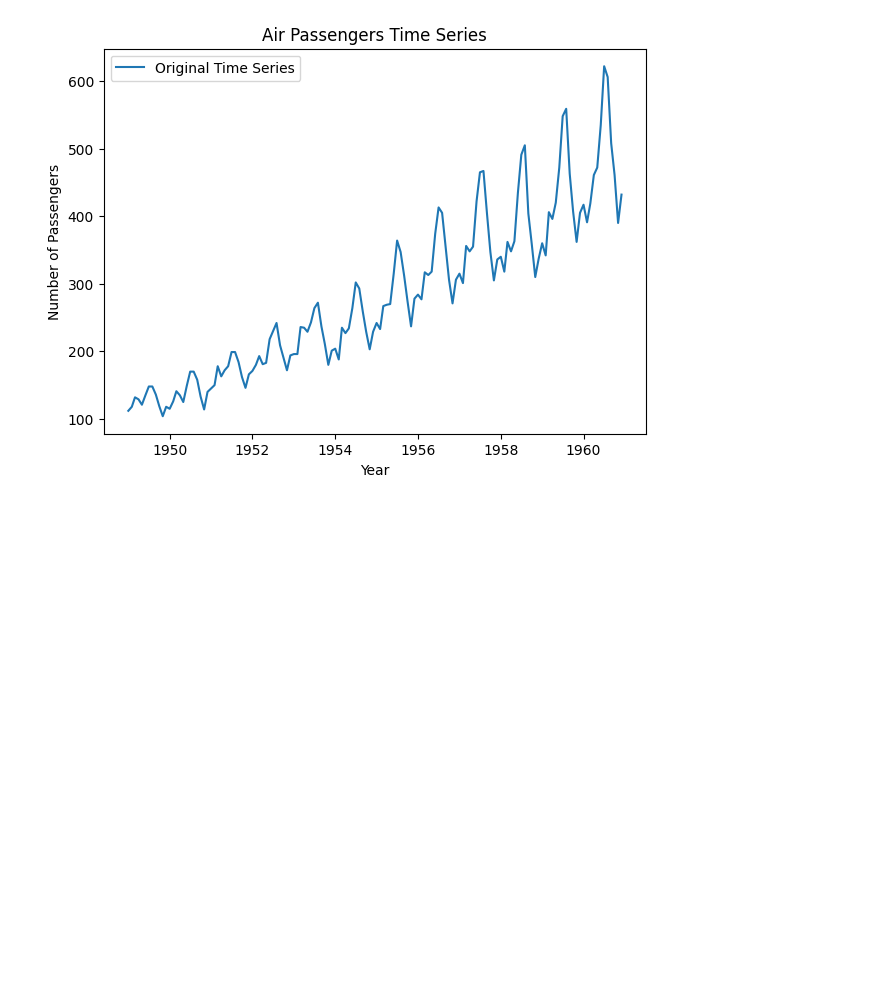
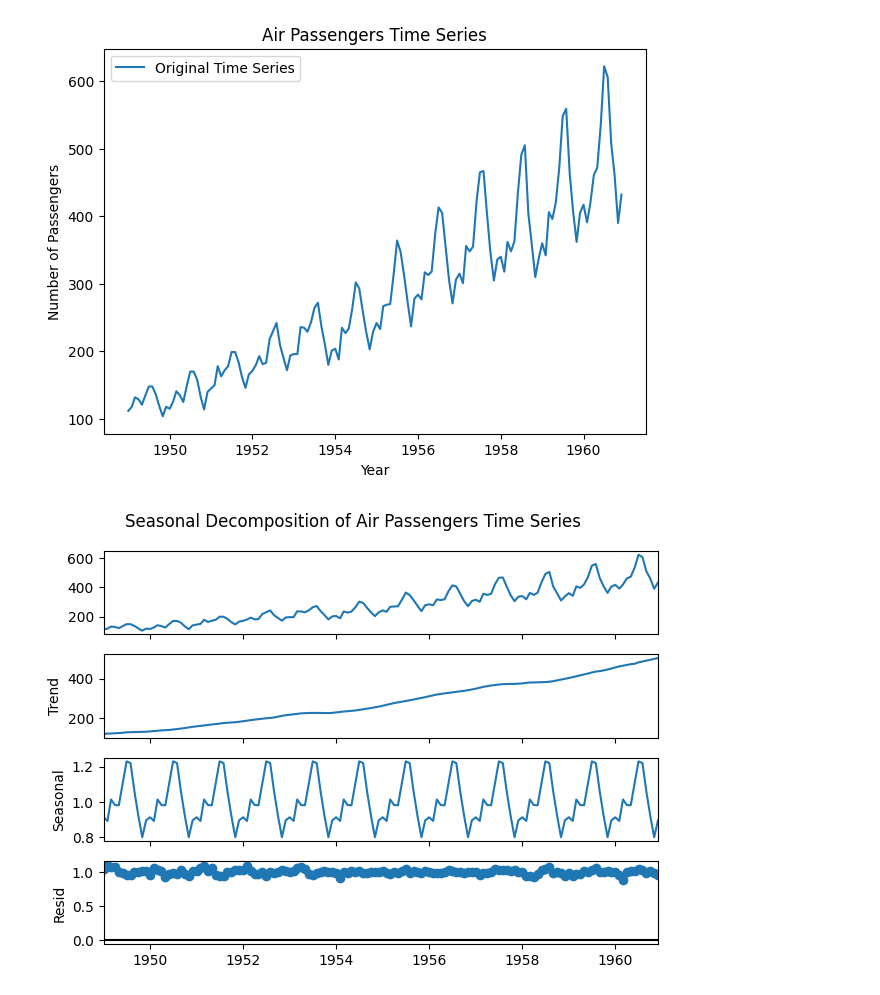
Before and after one commit to Liziye725/data_analysis_model, a Jupyter notebook: Seasonality_Detection_Time_Series/SeasonalityDetection.ipynb, the cells around one changed output. Saved outputs shown, nothing was run; the diff lists cells and outputs as text; code cells hidden in the pictures; blank space fills up the shorter version.

```diff
--- a/Seasonality_Detection_Time_Series/SeasonalityDetection.ipynb
+++ b/Seasonality_Detection_Time_Series/SeasonalityDetection.ipynb
@@ -18,3 +18,11 @@ plt.legend()
 plt.show()
 # %% [output]
 [figure]
+# %%
+result = seasonal_decompose(data, model='multiplicative', extrapolate_trend='freq')
+result.plot()
+plt.suptitle('Seasonal Decomposition of Air Passengers Time Series')
+plt.tight_layout()
+plt.show()
+# %% [output]
+[figure, added]
```
Also changed, not shown: parts of 3 cells of this notebook.
